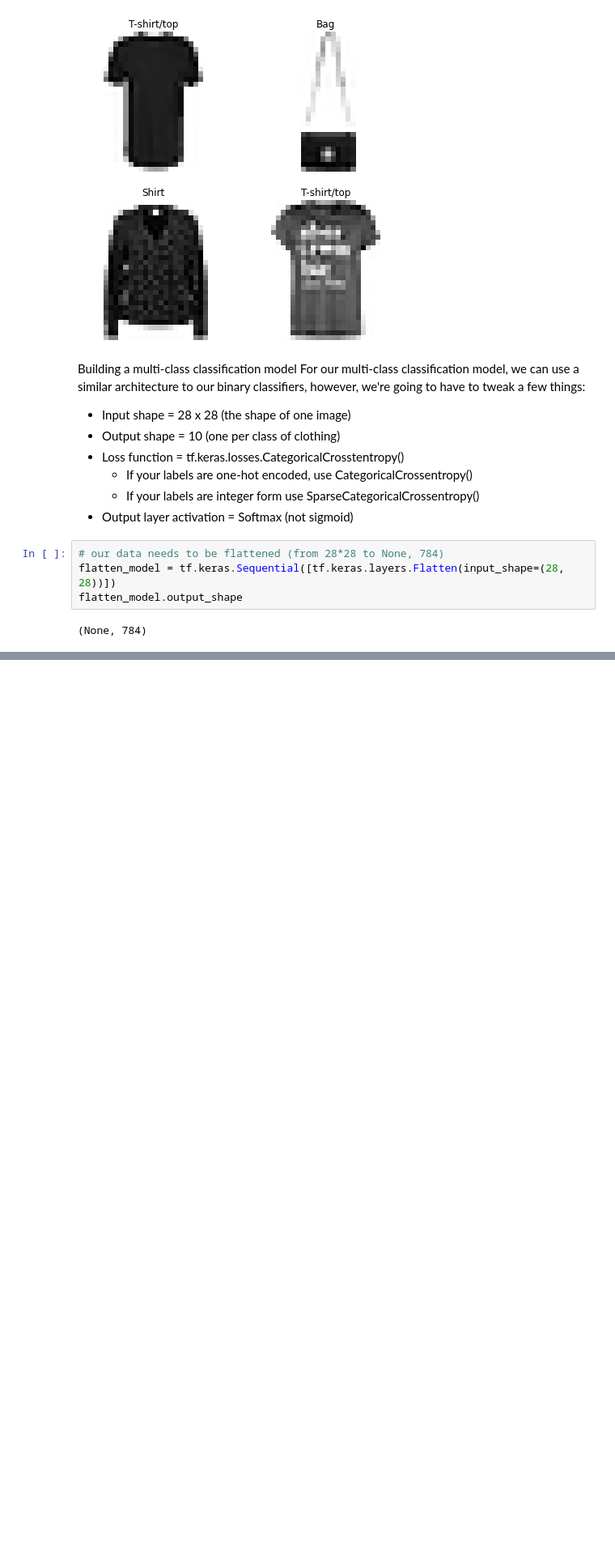
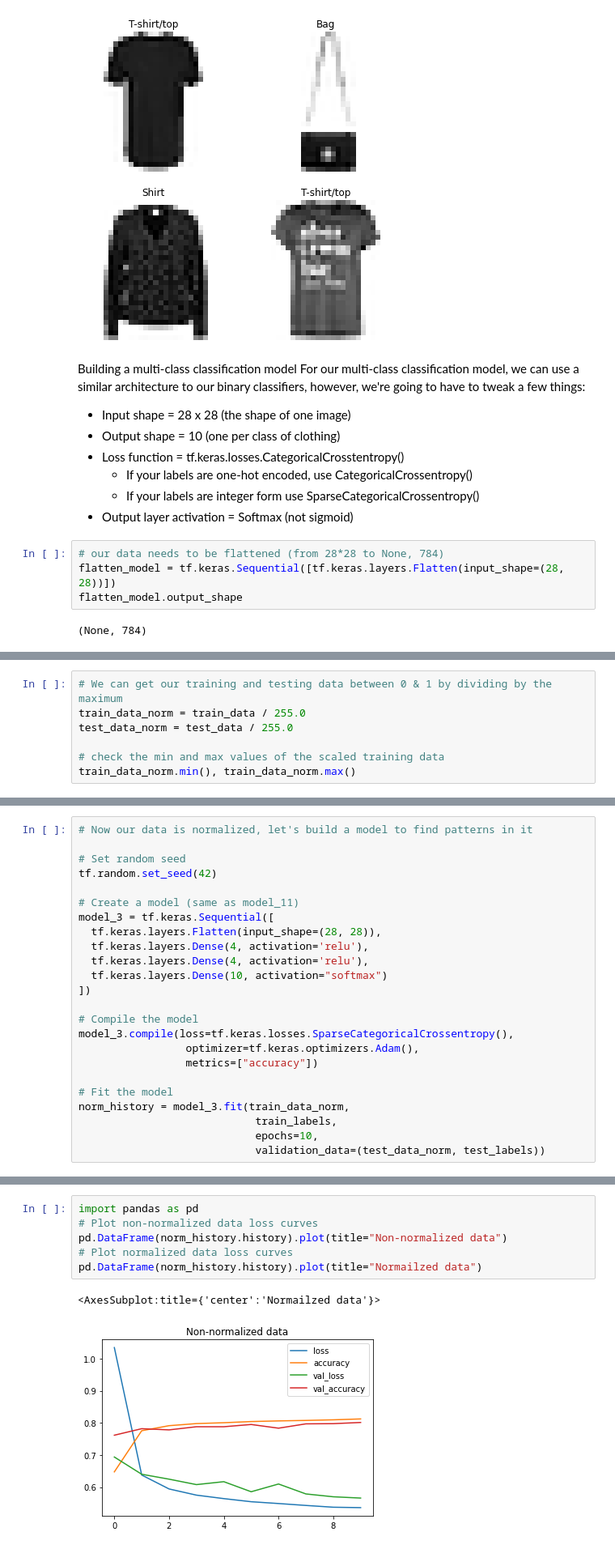
Before and after one commit to AicoSchreurs/data-science-portfolio, a Jupyter notebook: ADS projects/Fashion MNIST multi-class classification NN.ipynb, the cells around one changed output, grey strips where cells are left out. Shown at 81% size. Cells and saved outputs as stored; diff of their text form; blank space fills up the shorter version.

```diff
--- a/ADS projects/Fashion MNIST multi-class classification NN.ipynb
+++ b/ADS projects/Fashion MNIST multi-class classification NN.ipynb
@@ -112,0 +286,7 @@ flatten_model.output_shape
+# %%
+# We can get our training and testing data between 0 & 1 by dividing by the maximum
+train_data_norm = train_data / 255.0
+test_data_norm = test_data / 255.0
+
+# check the min and max values of the scaled training data
+train_data_norm.min(), train_data_norm.max()
@@ -112,0 +295,24 @@ flatten_model.output_shape
+# %%
+# Now our data is normalized, let's build a model to find patterns in it
+
+# Set random seed
+tf.random.set_seed(42)
+
+# Create a model (same as model_11)
+model_3 = tf.keras.Sequential([
+  tf.keras.layers.Flatten(input_shape=(28, 28)),
+  tf.keras.layers.Dense(4, activation='relu'),
+  tf.keras.layers.Dense(4, activation='relu'),
+  tf.keras.layers.Dense(10, activation="softmax")
+])
+
+# Compile the model
+model_3.compile(loss=tf.keras.losses.SparseCategoricalCrossentropy(),
+                 optimizer=tf.keras.optimizers.Adam(),
+                 metrics=["accuracy"])
+
+# Fit the model
+norm_history = model_3.fit(train_data_norm,
+                            train_labels,
+                            epochs=10,
+                            validation_data=(test_data_norm, test_labels))
@@ -112,0 +340,9 @@ flatten_model.output_shape
+# %%
+import pandas as pd
+# Plot non-normalized data loss curves
+pd.DataFrame(norm_history.history).plot(title="Non-normalized data")
+# Plot normalized data loss curves
+pd.DataFrame(norm_history.history).plot(title="Normailzed data")
+# %% [output]
+<AxesSubplot:title={'center':'Normailzed data'}>
+[figure, added]
```
Also changed, not shown: parts of 28 cells of this notebook.
